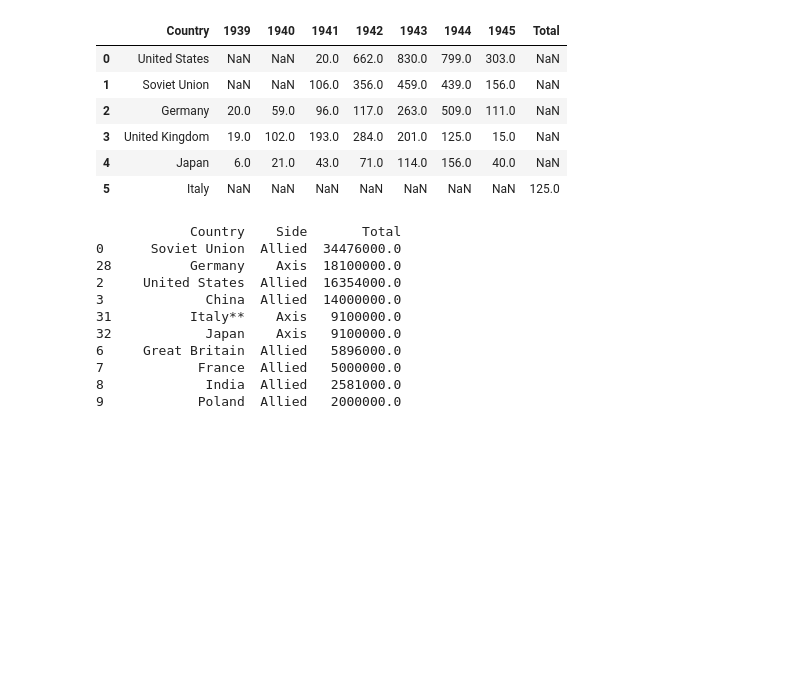
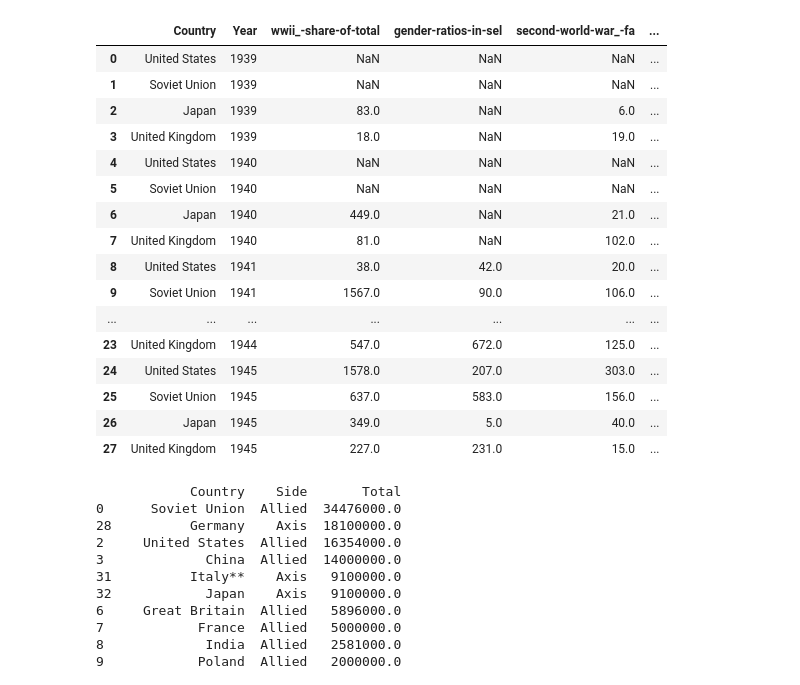
Before and after one commit to henrygit2001/FinalProject512, a Jupyter notebook: WW2.ipynb, the cells around one changed output. Drawn from its saved outputs; the diff is of its cells as text; code cells hidden in the pictures; blank space fills up the shorter version.

Commit message:
Joining of datasets with year columns

```diff
--- a/WW2.ipynb
+++ b/WW2.ipynb
@@ -5,28 +5,61 @@ import numpy as np
 # %%
 import os
 files = os.listdir()
 files = [x for x in files if 'statistic' in x]
 #ww2test = pd.read_excel('statistic_id1261433_gender-ratios-in-select-countries-after-the-second-world-war-1950.xlsx',sheet_name='Data',skiprows=4)
-numm = 7
-ww2test = pd.read_excel(files[numm],sheet_name='Data',skiprows=4)
-finny = ['Finland']
-ww2test['Unnamed: 1'] = ['Finny' if x in finny else x for x in ww2test['Unnamed: 1']]
 
-ww2test.columns = ww2test.columns.str.replace('Unnamed: 1', 'Country')
-ww2test = ww2test.loc[:,'Country':]
+combo = pd.read_excel(files[1],sheet_name='Data',skiprows=4)
+combo.columns = combo.columns.str.replace('Unnamed: 1', 'Country')
+
+files_year = []
+for i in range(0,len(files)):
+    #ww2sub.columns = ww2sub.columns.str.replace('Unnamed: 1', 'Country')
+    ww2sub = pd.read_excel(files[i],sheet_name='Data',skiprows=4)
+    if('1942' in ww2sub.columns):
+        files_year.append(files[i])
+        #print(ww2sub.columns)
+
+combo = pd.read_excel(files_year[0],sheet_name='Data',skiprows=4)
+combo.columns = combo.columns.str.replace('Unnamed: 1', 'Country')
+combo = combo.loc[:,'Country':]
+combo = combo.melt(id_vars=['Country'], var_name="Year", value_name=files[i][20:40])
+
+for j in range(1,len(files_year)):
+    ww2sub = pd.read_excel(files_year[j],sheet_name='Data',skiprows=4)
+    ww2sub.columns = ww2sub.columns.str.replace('Unnamed: 1', 'Country')
+    ww2sub = ww2sub.loc[:,'Country':]
+    ww2sub = ww2sub.melt(id_vars=['Country'], var_name="Year", value_name=files[j][20:40])
+    combo = pd.merge(combo, ww2sub[['Country','Year', files[j][20:40]]], on=['Country','Year'])
+
+
+#finny = ['Finland']
+#ww2test['Unnamed: 1'] = ['Finny' if x in finny else x for x in ww2test['Unnamed: 1']]
+
+#ww2test.columns = ww2test.columns.str.replace('Unnamed: 1', 'Country')
+#ww2test = ww2test.loc[:,'Country':]
 #ww2test = ww2test.melt(id_vars=['Country'], var_name="Side", value_name="Total")
 #ww2test.columns = ww2test.columns.str.replace('Total', files[numm][20:40])
 
-ww2test.head(30)
+combo.head(30)
 #combo = pd.merge(ww2full, ww2test[['Country Code','Date', 'Health']], on=['Country Code','Date'])
 # %% [output]
-|  | Country | 1939 | 1940 | 1941 | 1942 | 1943 | 1944 | 1945 | Total |
-| 0 | United States | NaN | NaN | 20.0 | 662.0 | 830.0 | 799.0 | 303.0 | NaN |
-| 1 | Soviet Union | NaN | NaN | 106.0 | 356.0 | 459.0 | 439.0 | 156.0 | NaN |
-| 2 | Germany | 20.0 | 59.0 | 96.0 | 117.0 | 263.0 | 509.0 | 111.0 | NaN |
-| 3 | United Kingdom | 19.0 | 102.0 | 193.0 | 284.0 | 201.0 | 125.0 | 15.0 | NaN |
-| 4 | Japan | 6.0 | 21.0 | 43.0 | 71.0 | 114.0 | 156.0 | 40.0 | NaN |
-| 5 | Italy | NaN | NaN | NaN | NaN | NaN | NaN | NaN | 125.0 |
+|  | Country | Year | wwii_-share-of-total | gender-ratios-in-sel | second-world-war_-fa | ... |
+| 0 | United States | 1939 | NaN | NaN | NaN | ... |
+| 1 | Soviet Union | 1939 | NaN | NaN | NaN | ... |
+| 2 | Japan | 1939 | 83.0 | NaN | 6.0 | ... |
+| 3 | United Kingdom | 1939 | 18.0 | NaN | 19.0 | ... |
+| 4 | United States | 1940 | NaN | NaN | NaN | ... |
+| 5 | Soviet Union | 1940 | NaN | NaN | NaN | ... |
+| 6 | Japan | 1940 | 449.0 | NaN | 21.0 | ... |
+| 7 | United Kingdom | 1940 | 81.0 | NaN | 102.0 | ... |
+| 8 | United States | 1941 | 38.0 | 42.0 | 20.0 | ... |
+| 9 | Soviet Union | 1941 | 1567.0 | 90.0 | 106.0 | ... |
+| ... | ... | ... | ... | ... | ... | ... |
+| 23 | United Kingdom | 1944 | 547.0 | 672.0 | 125.0 | ... |
+| 24 | United States | 1945 | 1578.0 | 207.0 | 303.0 | ... |
+| 25 | Soviet Union | 1945 | 637.0 | 583.0 | 156.0 | ... |
+| 26 | Japan | 1945 | 349.0 | 5.0 | 40.0 | ... |
+| 27 | United Kingdom | 1945 | 227.0 | 231.0 | 15.0 | ... |
 # %%
 ww2 = pd.read_excel('statistic_id1342260_wwii_-number-of-people-mobilized-by-selected-countries-1937-1945.xlsx',sheet_name='Data',skiprows=4)
 ww2.columns = ww2.columns.str.replace('Unnamed: 1', 'Country')
```
